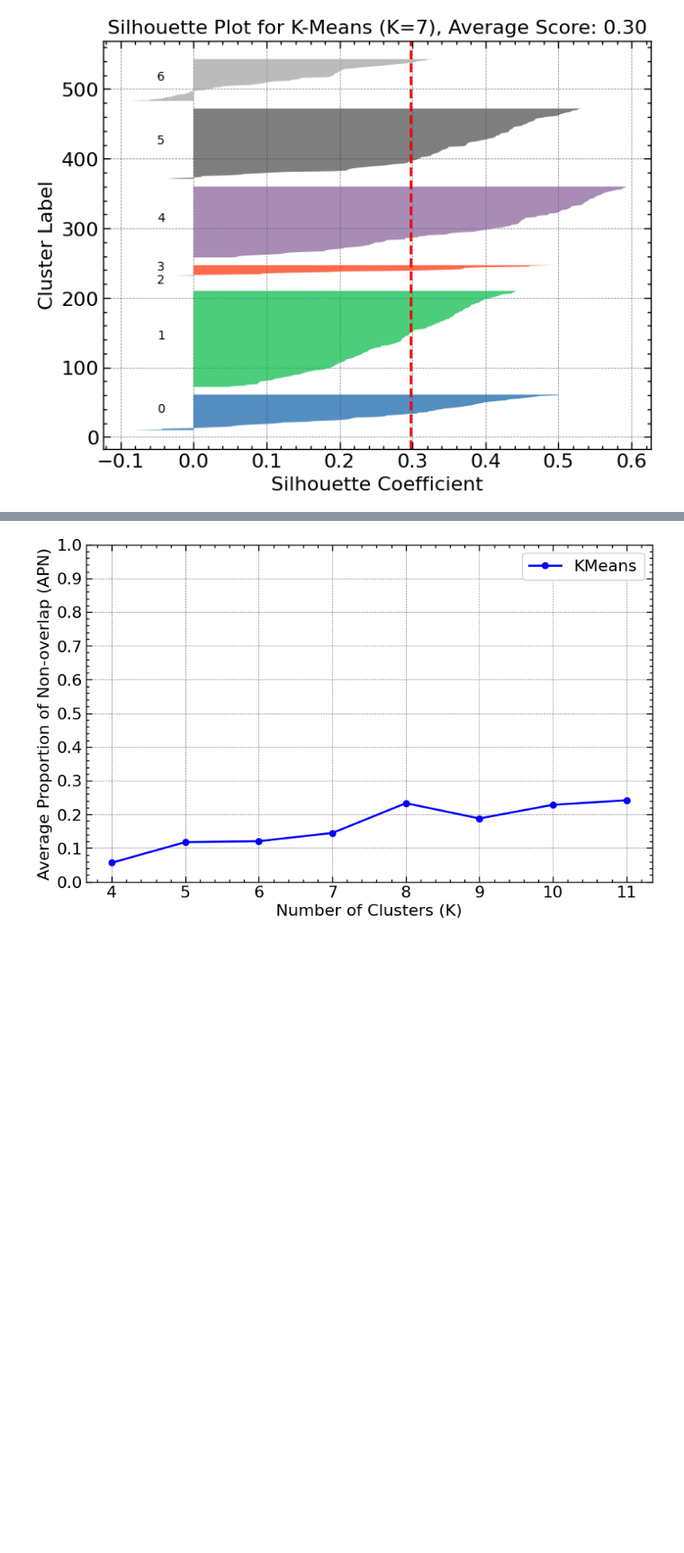
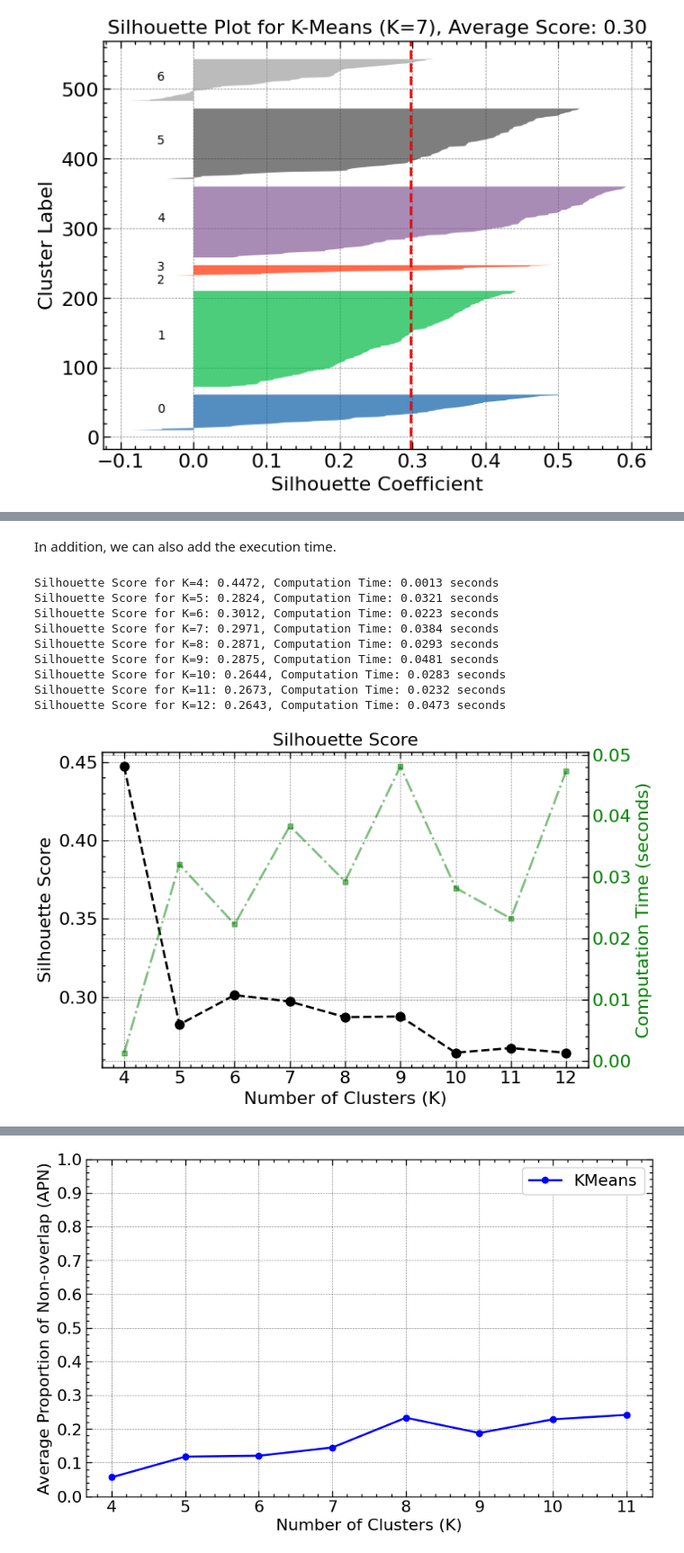
Before and after one commit to MarioPasc/complearn_projects, a Jupyter notebook: Clustering/code/k_means_clustering_sporulaton.ipynb, the cells around one changed output, grey strips where cells are left out. Shown at 90% size. Drawn from its saved outputs; the diff is of its cells as text; code cells hidden in the pictures; blank space fills up the shorter version.

```diff
--- a/Clustering/code/k_means_clustering_sporulaton.ipynb
+++ b/Clustering/code/k_means_clustering_sporulaton.ipynb
@@ -650,0 +618,69 @@ Silhouette Score for K=10, Distance=manhattan: 0.2618
+# %% [markdown]
+In addition, we can also add the execution time.
+# %%
+# Define the range of K values to try
+k_values_to_try = np.arange(4, 13)
+
+# Store silhouette scores and computation times for each K value
+silhouette_scores = []
+computation_times = []
+
+# Loop over each K value
+for k in k_values_to_try:
+    # Get the initial centroids for this K value (assuming centroids_normalized is predefined)
+    initial_centroids = centroids_normalized.get(k)
+
+    # Start timing the KMeans execution
+    start_time = time.time()
+
+    # Run K-Means with the loaded centroids for the given K
+    kmeans = KMeans(n_clusters=k, init=centroids_normalized[k], n_init=1, random_state=42)
+    kmeans.fit(X)
+
+    # End timing and calculate the computation time
+    end_time = time.time()
+    computation_time = end_time - start_time
+    computation_times.append(computation_time)
+
+    # Predict the cluster labels
+    labels = kmeans.labels_
+
+    # Calculate the silhouette score using the default 'euclidean' metric
+    score = silhouette_score(X, labels, metric='euclidean')
+    silhouette_scores.append(score)
+
+    print(f"Silhouette Score for K={k}: {score:.4f}, Computation Time: {computation_time:.4f} seconds")
+
+# Plot the silhouette scores and computation times
+fig, ax1 = plt.subplots(figsize=(8, 5))
+
+# Plot silhouette score on the left Y-axis
+ax1.set_xlabel('Number of Clusters (K)')
+ax1.set_ylabel('Silhouette Score', color='black')
+ax1.plot(k_values_to_try, silhouette_scores, linestyle='--', marker='o', markersize=8, color='black', label='Silhouette Score')
+ax1.tick_params(axis='y', labelcolor='black')
+
+# Create a second Y-axis for the computation time
+ax2 = ax1.twinx()
+ax2.set_ylabel('Computation Time (seconds)', color='green')
+ax2.plot(k_values_to_try, computation_times, linestyle='-.', marker='s', markersize=5, color='green', alpha=.5, label='Computation Time')
+ax2.tick_params(axis='y', labelcolor='green')
+
+# Set plot title and labels
+plt.title('Silhouette Score')
+
+# Show the plot with both Y-axes
+fig.tight_layout()
+plt.grid(True)
+plt.show()
+# %% [output]
+Silhouette Score for K=4: 0.4472, Computation Time: 0.0013 seconds
+Silhouette Score for K=5: 0.2824, Computation Time: 0.0321 seconds
+Silhouette Score for K=6: 0.3012, Computation Time: 0.0223 seconds
+Silhouette Score for K=7: 0.2971, Computation Time: 0.0384 seconds
+Silhouette Score for K=8: 0.2871, Computation Time: 0.0293 seconds
+Silhouette Score for K=9: 0.2875, Computation Time: 0.0481 seconds
+Silhouette Score for K=10: 0.2644, Computation Time: 0.0283 seconds
+Silhouette Score for K=11: 0.2673, Computation Time: 0.0232 seconds
+Silhouette Score for K=12: 0.2643, Computation Time: 0.0473 seconds
+[figure, added]
```
Also changed, not shown: parts of 16 cells of this notebook.
